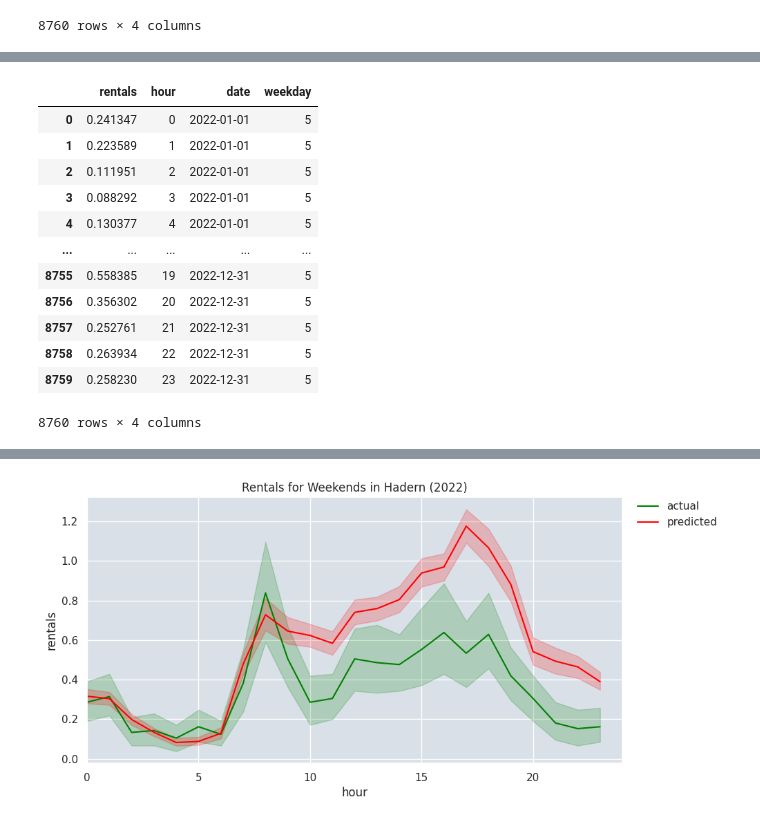
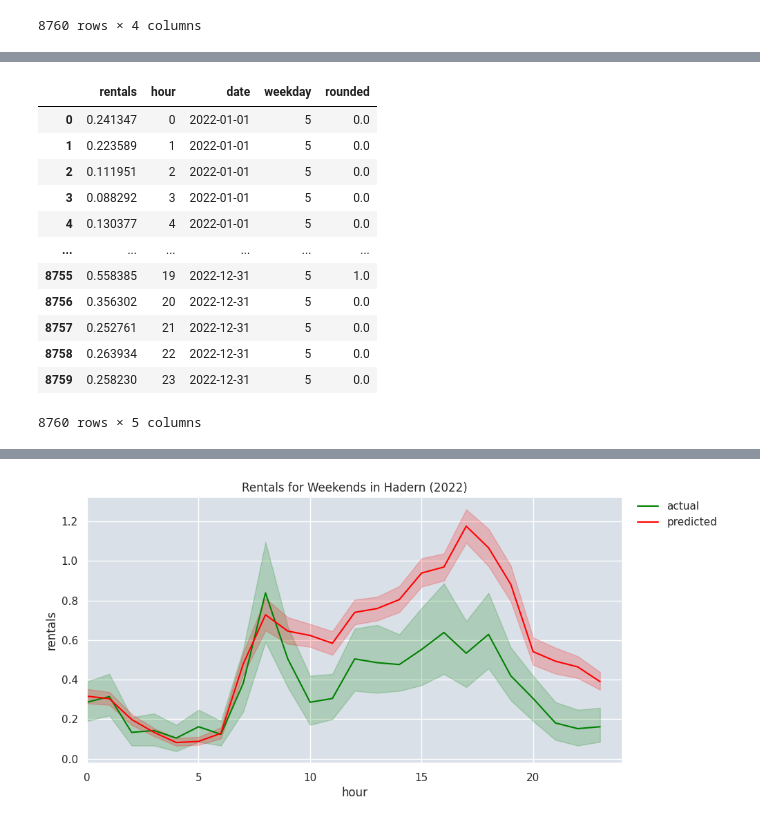
Before and after one commit to shoefer987/bike_sharing_demand, a Jupyter notebook: notebooks/shoefer987_xgboost.ipynb, the cells around one changed output, grey strips where cells are left out. Saved outputs shown, nothing was run; the diff lists cells and outputs as text; code cells hidden in the pictures.

```diff
--- a/notebooks/shoefer987_xgboost.ipynb
+++ b/notebooks/shoefer987_xgboost.ipynb
@@ -1261,20 +1313,21 @@ y_test_df
 # %%
 y_pred_df = pd.DataFrame(y_pred).rename(columns={0:'rentals'})
 y_pred_df['hour'] = list(np.arange(0,24))*365
 y_pred_df['date'] = pd.to_datetime(np.repeat(np.array(dt_range),24))
 y_pred_df['weekday'] = y_pred_df.date.apply(lambda x : x.day_of_week)
+y_pred_df['rounded'] = round(y_pred_df['rentals']*1.1)
 y_pred_df
 # %% [output]
-|  | rentals | hour | date | weekday |
-| 0 | 0.241347 | 0 | 2022-01-01 | 5 |
-| 1 | 0.223589 | 1 | 2022-01-01 | 5 |
-| 2 | 0.111951 | 2 | 2022-01-01 | 5 |
-| 3 | 0.088292 | 3 | 2022-01-01 | 5 |
-| 4 | 0.130377 | 4 | 2022-01-01 | 5 |
-| ... | ... | ... | ... | ... |
-| 8755 | 0.558385 | 19 | 2022-12-31 | 5 |
-| 8756 | 0.356302 | 20 | 2022-12-31 | 5 |
-| 8757 | 0.252761 | 21 | 2022-12-31 | 5 |
-| 8758 | 0.263934 | 22 | 2022-12-31 | 5 |
-| 8759 | 0.258230 | 23 | 2022-12-31 | 5 |
+|  | rentals | hour | date | weekday | rounded |
+| 0 | 0.241347 | 0 | 2022-01-01 | 5 | 0.0 |
+| 1 | 0.223589 | 1 | 2022-01-01 | 5 | 0.0 |
+| 2 | 0.111951 | 2 | 2022-01-01 | 5 | 0.0 |
+| 3 | 0.088292 | 3 | 2022-01-01 | 5 | 0.0 |
+| 4 | 0.130377 | 4 | 2022-01-01 | 5 | 0.0 |
+| ... | ... | ... | ... | ... | ... |
+| 8755 | 0.558385 | 19 | 2022-12-31 | 5 | 1.0 |
+| 8756 | 0.356302 | 20 | 2022-12-31 | 5 | 0.0 |
+| 8757 | 0.252761 | 21 | 2022-12-31 | 5 | 0.0 |
+| 8758 | 0.263934 | 22 | 2022-12-31 | 5 | 0.0 |
+| 8759 | 0.258230 | 23 | 2022-12-31 | 5 | 0.0 |
-8760 rows × 4 columns
+8760 rows × 5 columns
```
Also changed, not shown: parts of 27 cells of this notebook, 2 other files.
